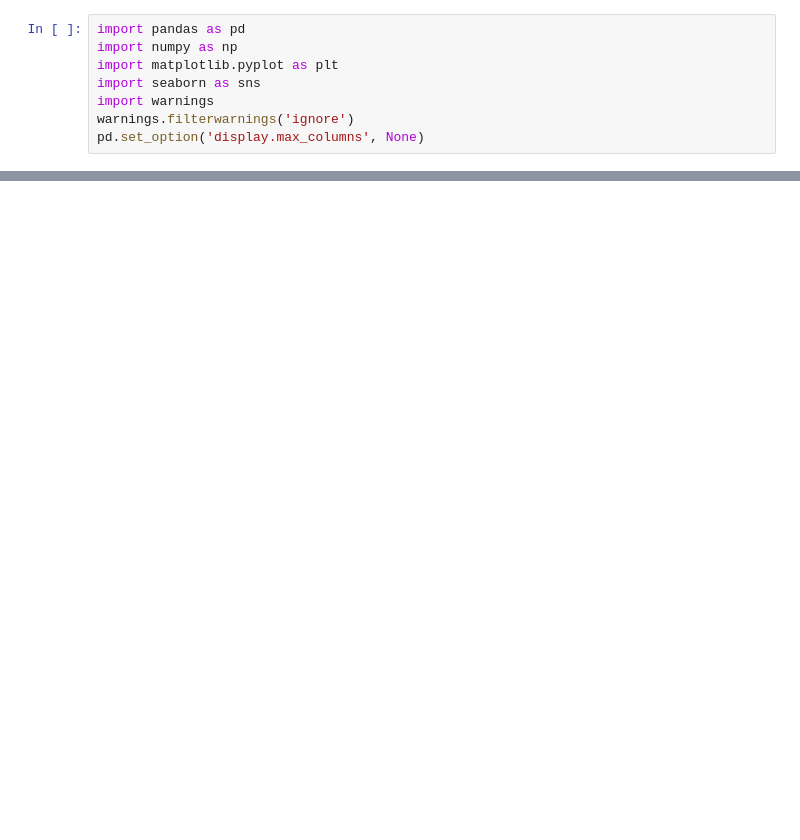
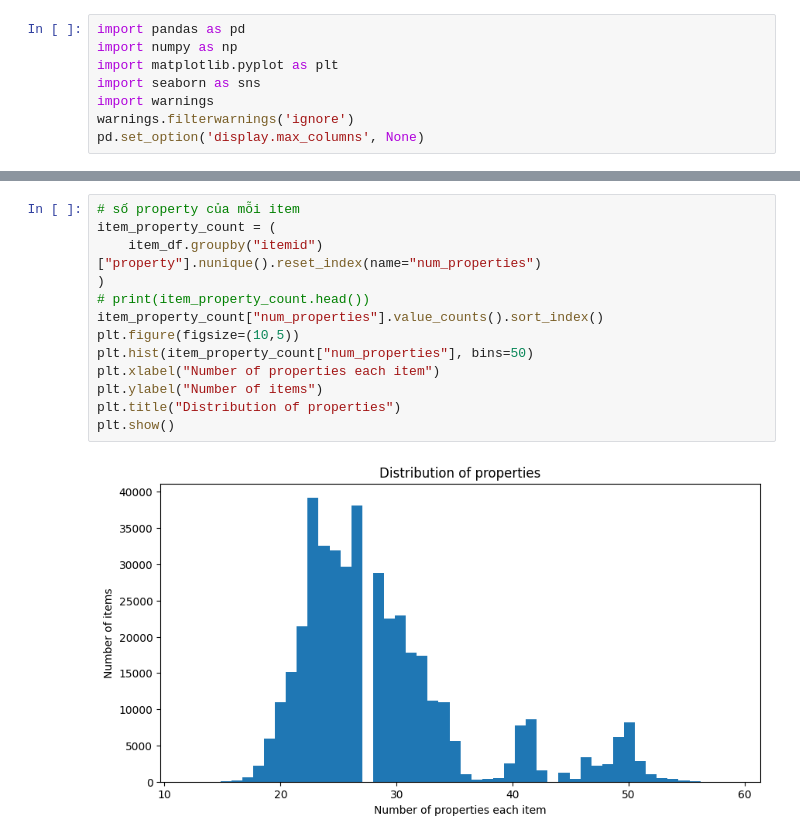
Before and after one commit to bluff-king/Customer-Segment-Personalization, a Jupyter notebook: CRISPDM/02_Data_Understanding.ipynb, the cells around one changed output, grey strips where cells are left out. Saved outputs shown, nothing was run; the diff lists cells and outputs as text; blank space fills up the shorter version.

```diff
--- a/CRISPDM/02_Data_Understanding.ipynb
+++ b/CRISPDM/02_Data_Understanding.ipynb
@@ -106,0 +211,15 @@ Overall CR (View -> Buy): 0.84%
+# %%
+# số property của mỗi item
+item_property_count = (
+    item_df.groupby("itemid")["property"].nunique().reset_index(name="num_properties")
+)
+# print(item_property_count.head())
+item_property_count["num_properties"].value_counts().sort_index()
+plt.figure(figsize=(10,5))
+plt.hist(item_property_count["num_properties"], bins=50)
+plt.xlabel("Number of properties each item")
+plt.ylabel("Number of items")
+plt.title("Distribution of properties")
+plt.show()
+# %% [output]
+[figure, added]
```
Also changed, not shown: parts of 22 cells of this notebook, 1 other file.
